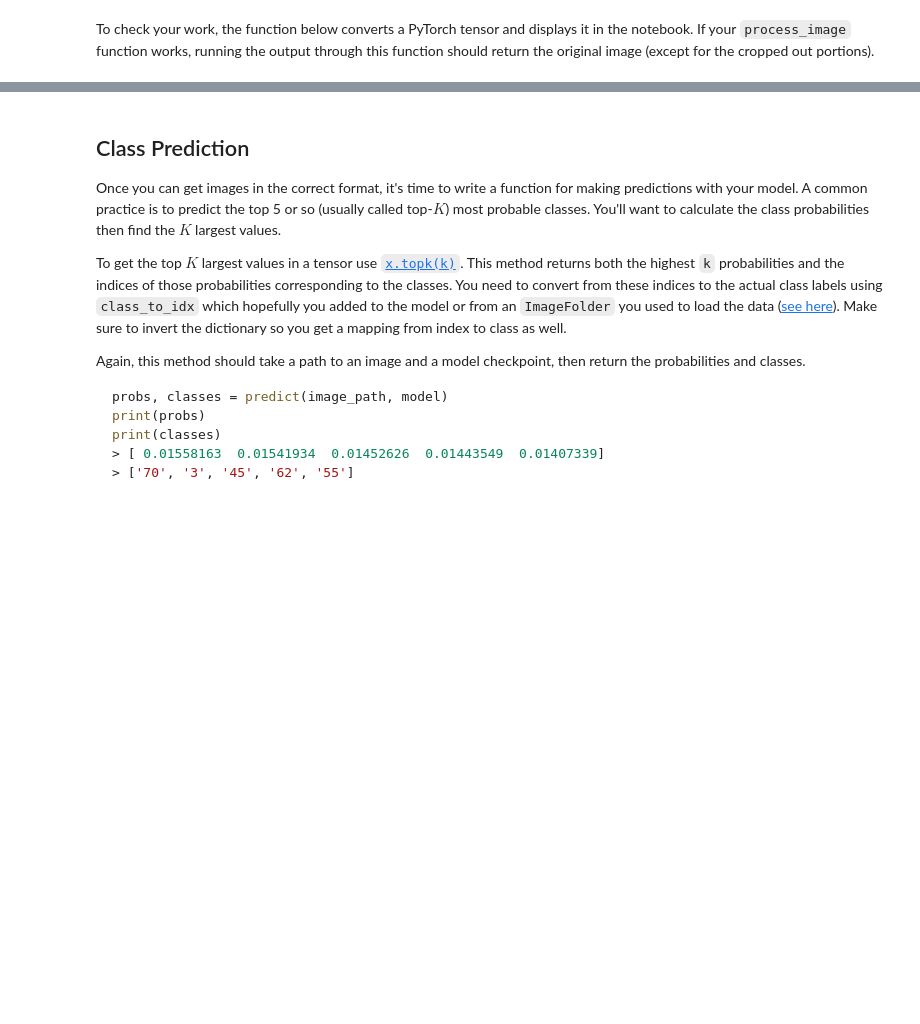
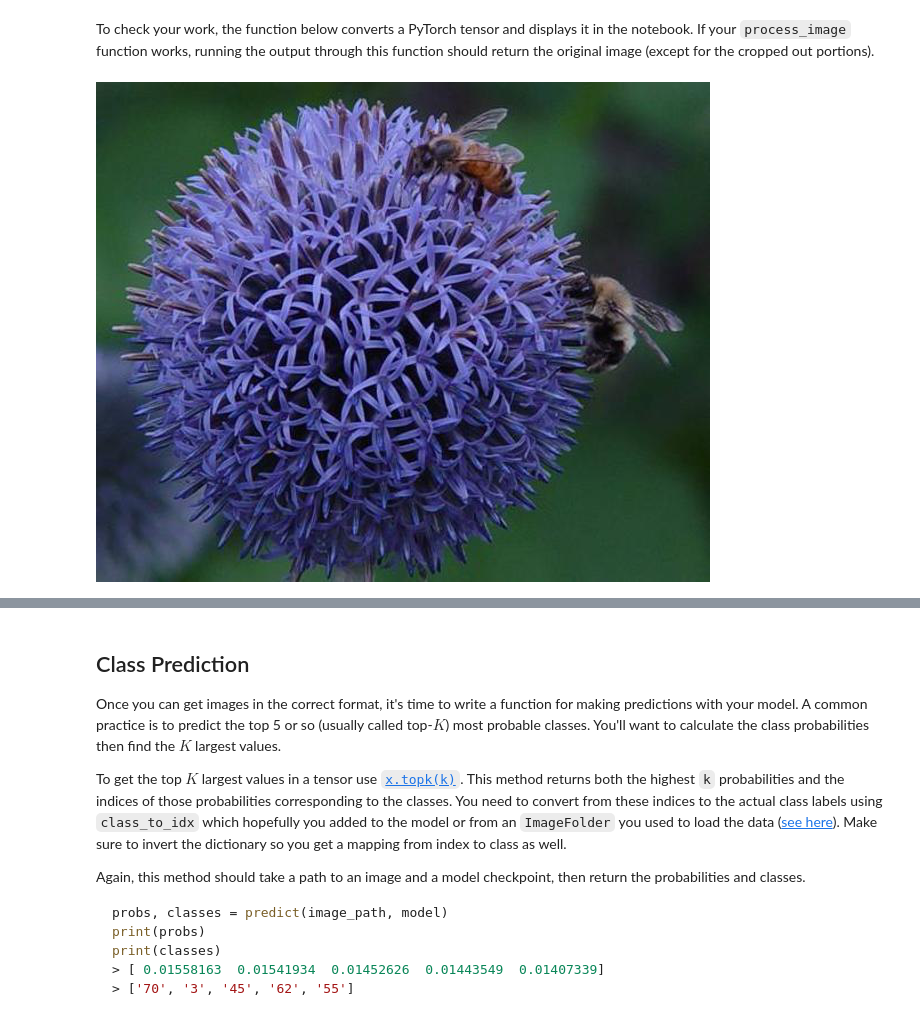
Before and after one commit to AnthonyZuefeldt/Udacity, a Jupyter notebook: Image Classifier Project.ipynb, the cells around one changed output, grey strips where cells are left out. Saved outputs shown, nothing was run; the diff lists cells and outputs as text; code cells hidden in the pictures; blank space fills up the shorter version.

```diff
--- a/Image Classifier Project.ipynb
+++ b/Image Classifier Project.ipynb
@@ -386,3 +515,9 @@ def imshow(image, ax=None, title=None):
     ax.imshow(image)
 
     return ax
+# %%
+image_path = './flowers/test/10/image_07090.jpg'
+existing_image = Image.open(image_path)
+existing_image
+# %% [output]
+[figure, added]
```
Also changed, not shown: parts of 29 cells of this notebook.
